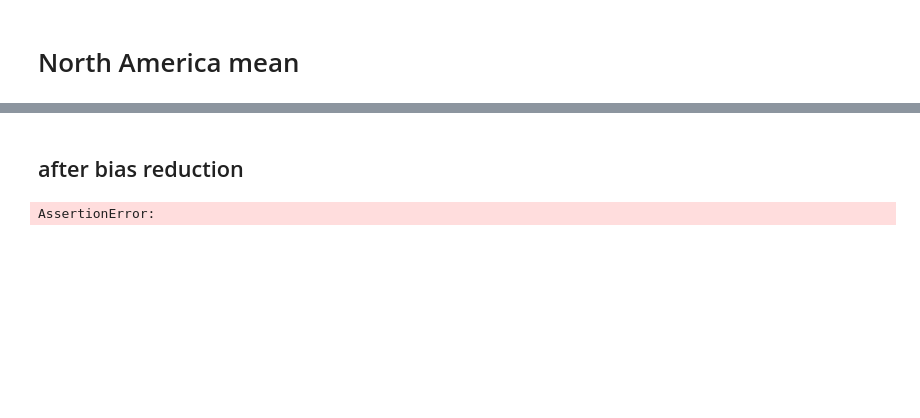
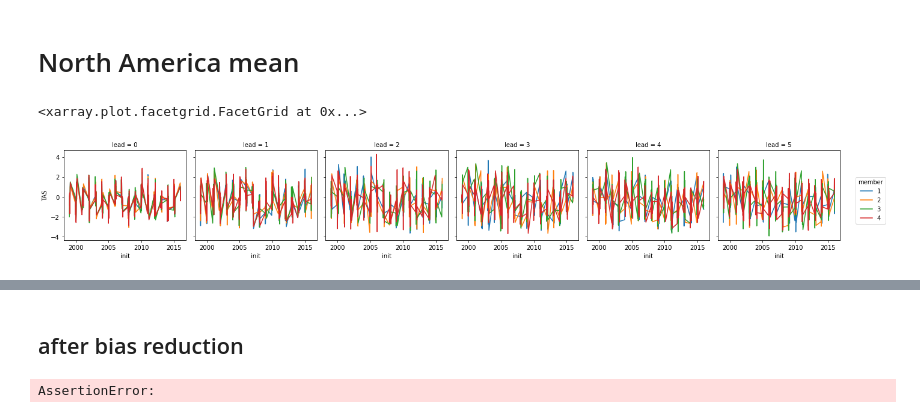
Before and after one commit to judithberner/climpred_CESM1_S2S, a Jupyter notebook: rpss.ipynb, the cells around one changed output, grey strips where cells are left out. Saved outputs shown, nothing was run; the diff lists cells and outputs as text; code cells hidden in the pictures; blank space fills up the shorter version.

```diff
--- a/rpss.ipynb
+++ b/rpss.ipynb
@@ -152,0 +177,2 @@ hindcast2_5_jja = climpred.HindcastEnsemble(hinda2_5_jja).add_observations(verif
+# %%
+hindcast = hindcast.sel(member = slice(0,4))
@@ -157,0 +187,5 @@ hindcast2_djf_mean = hindcast2_djf.mean(['lon','lat']).compute()
+# %%
+hindcast2_djf_mean.get_initialized()[v].plot(x='init',col='lead',hue='member')
+# %% [output]
+<xarray.plot.facetgrid.FacetGrid at 0x...>
+[figure, added]
```
Also changed, not shown: parts of 39 cells of this notebook.
